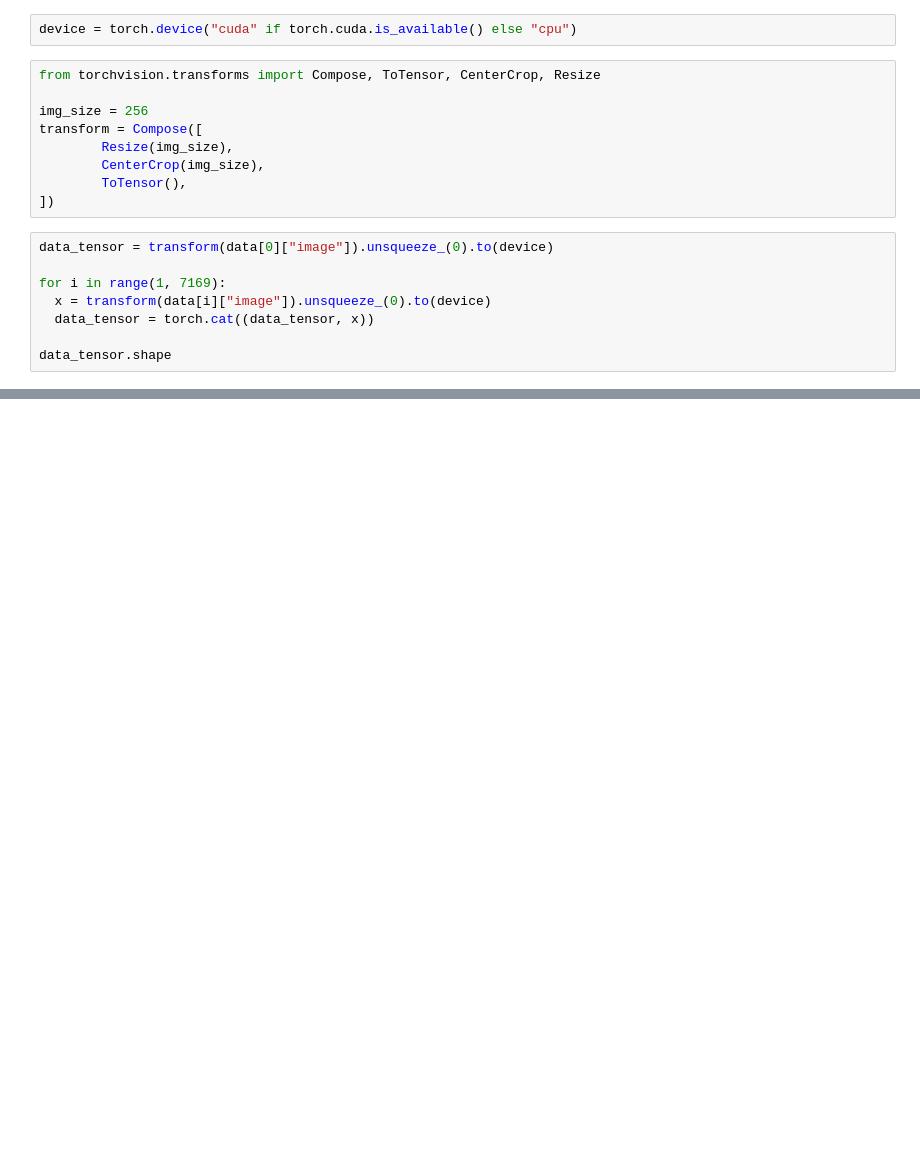
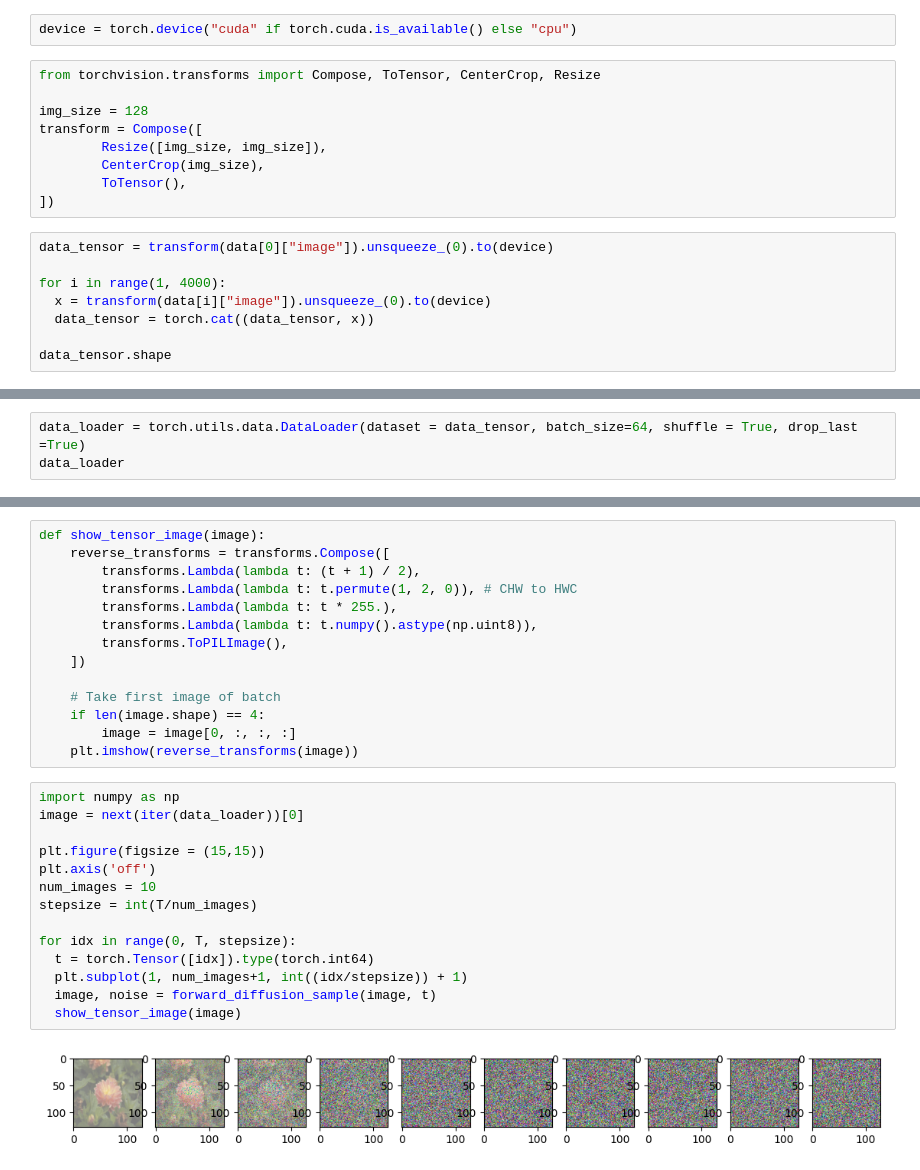
Before and after one commit to sarthakkapoor44/Unconditional-Image-Generation-Using-a-Diffusion-model, a Jupyter notebook: Unconditional_Image_Generation_Using_Diffusion_Models.ipynb, the cells around one changed output, grey strips where cells are left out. Cells and saved outputs as stored; diff of their text form; blank space fills up the shorter version.

```diff
--- a/Unconditional_Image_Generation_Using_Diffusion_Models.ipynb
+++ b/Unconditional_Image_Generation_Using_Diffusion_Models.ipynb
@@ -39,16 +39,16 @@ device = torch.device("cuda" if torch.cuda.is_available() else "cpu")
 # %%
 from torchvision.transforms import Compose, ToTensor, CenterCrop, Resize
 
-img_size = 256
+img_size = 128
 transform = Compose([
-        Resize(img_size),
+        Resize([img_size, img_size]),
         CenterCrop(img_size),
         ToTensor(),
 ])
 # %%
 data_tensor = transform(data[0]["image"]).unsqueeze_(0).to(device)
 
-for i in range(1, 7169):
+for i in range(1, 4000):
   x = transform(data[i]["image"]).unsqueeze_(0).to(device)
   data_tensor = torch.cat((data_tensor, x))
 
@@ -55,0 +58,3 @@ data_tensor.shape
+# %%
+data_loader = torch.utils.data.DataLoader(dataset = data_tensor, batch_size=64, shuffle = True, drop_last  =True)
+data_loader
@@ -55,0 +111,30 @@ data_tensor.shape
+# %%
+def show_tensor_image(image):
+    reverse_transforms = transforms.Compose([
+        transforms.Lambda(lambda t: (t + 1) / 2),
+        transforms.Lambda(lambda t: t.permute(1, 2, 0)), # CHW to HWC
+        transforms.Lambda(lambda t: t * 255.),
+        transforms.Lambda(lambda t: t.numpy().astype(np.uint8)),
+        transforms.ToPILImage(),
+    ])
+
+    # Take first image of batch
+    if len(image.shape) == 4:
+        image = image[0, :, :, :]
+    plt.imshow(reverse_transforms(image))
+# %%
+import numpy as np
+image = next(iter(data_loader))[0]
+
+plt.figure(figsize = (15,15))
+plt.axis('off')
+num_images = 10
+stepsize = int(T/num_images)
+
+for idx in range(0, T, stepsize):
+  t = torch.Tensor([idx]).type(torch.int64)
+  plt.subplot(1, num_images+1, int((idx/stepsize)) + 1)
+  image, noise = forward_diffusion_sample(image, t)
+  show_tensor_image(image)
+# %% [output]
+[figure, added]
```
Also changed, not shown: parts of 11 cells of this notebook.
